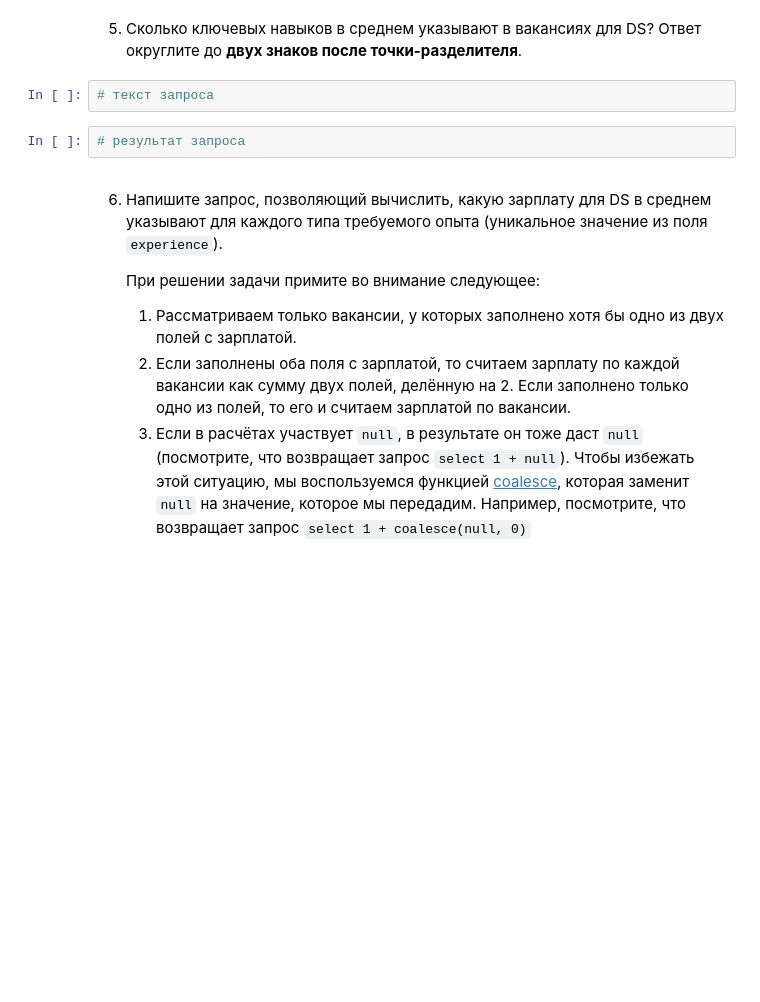
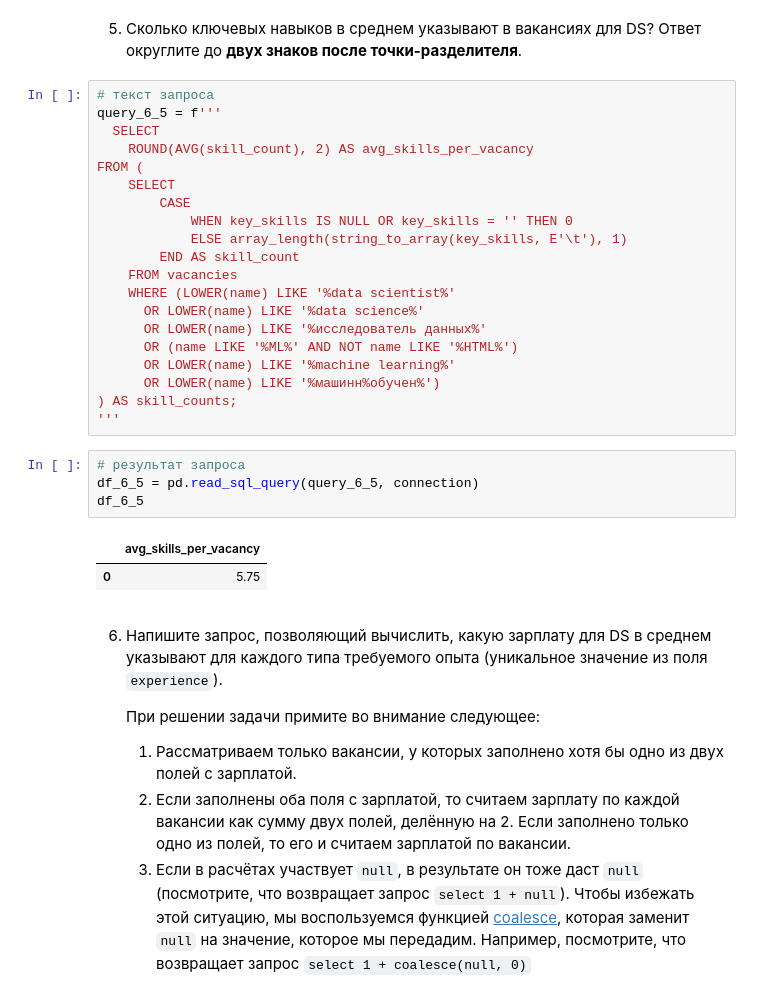
Before and after one commit to Alsweire/SQL_Project, a Jupyter notebook: Project_SQL_Ноутбук_Акимова.ipynb, the cells around one changed output. Drawn from its saved outputs; the diff is of its cells as text; blank space fills up the shorter version.

```diff
--- a/Project_SQL_Ноутбук_Акимова.ipynb
+++ b/Project_SQL_Ноутбук_Акимова.ipynb
@@ -671,8 +673,31 @@ df_6_4
 Ответ округлите до **двух знаков после точки-разделителя**.
 # %%
 # текст запроса
+query_6_5 = f'''
+  SELECT
+    ROUND(AVG(skill_count), 2) AS avg_skills_per_vacancy
+FROM (
+    SELECT
+        CASE
+            WHEN key_skills IS NULL OR key_skills = '' THEN 0
+            ELSE array_length(string_to_array(key_skills, E'\t'), 1)
+        END AS skill_count
+    FROM vacancies
+    WHERE (LOWER(name) LIKE '%data scientist%'
+      OR LOWER(name) LIKE '%data science%'
+      OR LOWER(name) LIKE '%исследователь данных%'
+      OR (name LIKE '%ML%' AND NOT name LIKE '%HTML%')
+      OR LOWER(name) LIKE '%machine learning%'
+      OR LOWER(name) LIKE '%машинн%обучен%')
+) AS skill_counts;
+'''
 # %%
 # результат запроса
+df_6_5 = pd.read_sql_query(query_6_5, connection)
+df_6_5
+# %% [output]
+|  | avg_skills_per_vacancy |
+| 0 | 5.75 |
 # %% [markdown]
 6. Напишите запрос, позволяющий вычислить, какую зарплату для DS в среднем указывают для каждого типа требуемого опыта (уникальное значение из поля `experience`).
 
```
Also changed, not shown: parts of 13 cells of this notebook.
